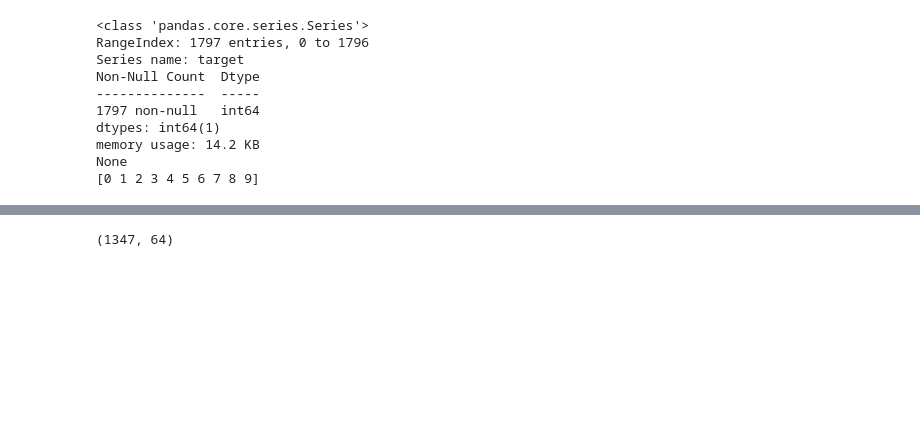
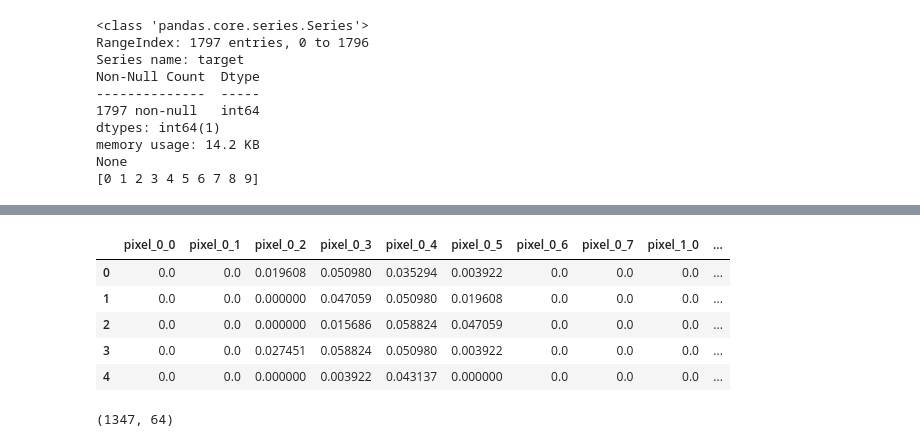
Before and after one commit to J-M-Bell/DigitClassifier, a Jupyter notebook: DataPreparation.ipynb, the cells around one changed output, grey strips where cells are left out. Saved outputs shown, nothing was run; the diff lists cells and outputs as text; code cells hidden in the pictures; blank space fills up the shorter version.

Commit message:
DataPreparation - applied scaling for image pixel data

```diff
--- a/DataPreparation.ipynb
+++ b/DataPreparation.ipynb
@@ -119,6 +118,26 @@ Number of 8's:  174
 Fraction of 8's:  9.68%
 Number of 9's:  180
 Fraction of 9's:  10.02%
+# %%
+# # Convert a DataFrame column to a NumPy array
+# data_array = X.to_numpy(dtype=np.float32)
+
+# # Normalize the NumPy array to range [0, 255]
+# normalized_array = cv2.normalize(data_array, None, 0.0, 1.0, cv2.NORM_MINMAX, dtype=cv2.CV_8U)
+
+# norm_df = pd.DataFrame(normalized_array)
+# norm_df.head()
+
+X = X / 255
+# %%
+X.head()
+# %% [output]
+|  | pixel_0_0 | pixel_0_1 | pixel_0_2 | pixel_0_3 | pixel_0_4 | pixel_0_5 | pixel_0_6 | pixel_0_7 | pixel_1_0 | ... |
+| 0 | 0.0 | 0.0 | 0.019608 | 0.050980 | 0.035294 | 0.003922 | 0.0 | 0.0 | 0.0 | ... |
+| 1 | 0.0 | 0.0 | 0.000000 | 0.047059 | 0.050980 | 0.019608 | 0.0 | 0.0 | 0.0 | ... |
+| 2 | 0.0 | 0.0 | 0.000000 | 0.015686 | 0.058824 | 0.047059 | 0.0 | 0.0 | 0.0 | ... |
+| 3 | 0.0 | 0.0 | 0.027451 | 0.058824 | 0.050980 | 0.003922 | 0.0 | 0.0 | 0.0 | ... |
+| 4 | 0.0 | 0.0 | 0.000000 | 0.003922 | 0.043137 | 0.000000 | 0.0 | 0.0 | 0.0 | ... |
 # %%
 X_train, X_test, y_train, y_test = train_test_split(X, y, random_state=0)
 display(X_train.shape)
```
Also changed, not shown: parts of 6 cells of this notebook.
